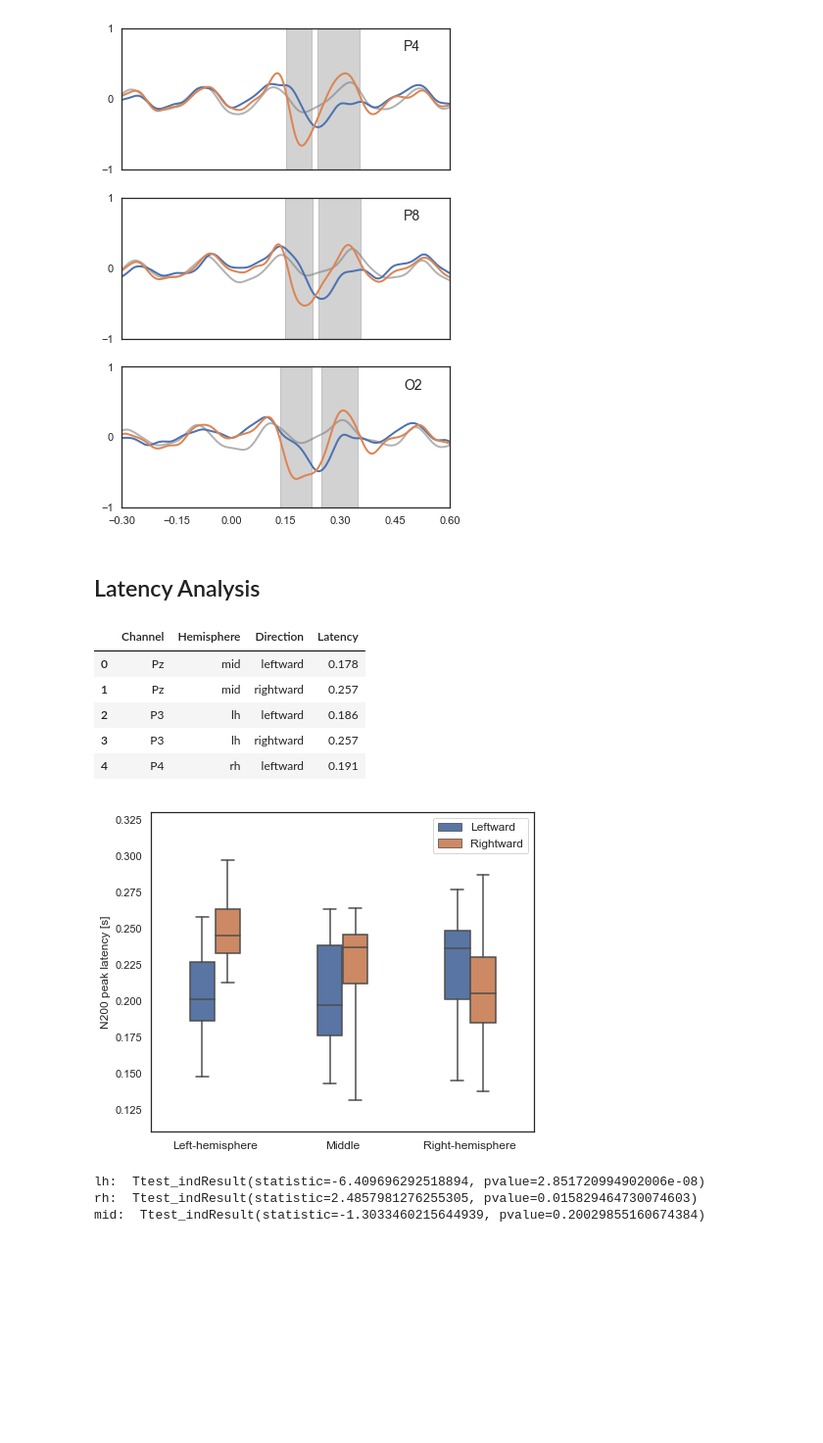
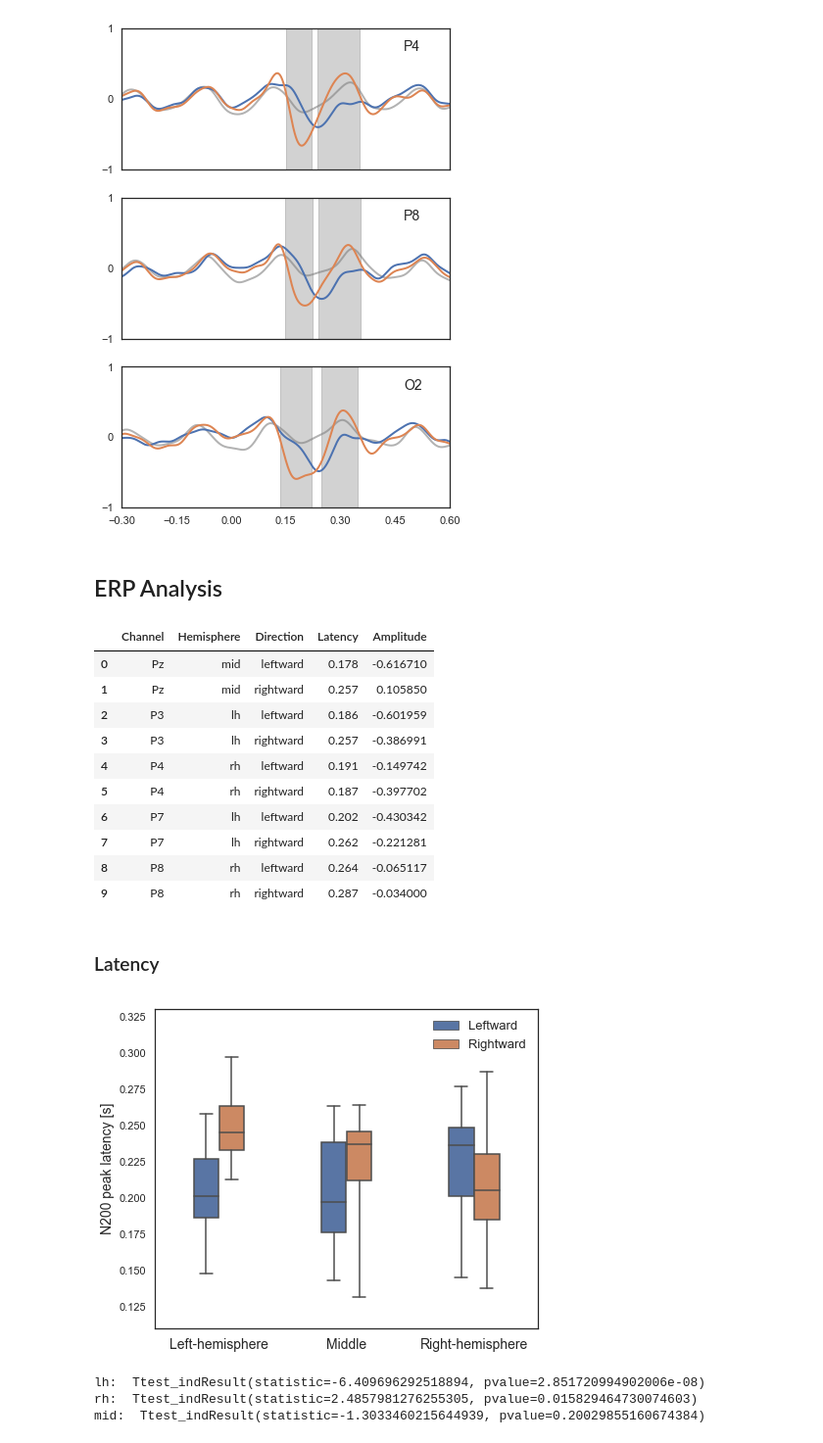
Before and after one commit to HongLabTHU/Dual-mVEPs-Speller, a Jupyter notebook: figs_offline.ipynb, the cells around one changed output. Shown at 98% size. Cells and saved outputs as stored; diff of their text form; code cells hidden in the pictures; blank space fills up the shorter version.

```diff
--- a/figs_offline.ipynb
+++ b/figs_offline.ipynb
@@ -172,7 +172,7 @@ plt.show()
 [figure]
 [figure]
 # %% [markdown]
-## Latency Analysis
+## ERP Analysis
 # %%
 ch_names = ['Pz', 'P3', 'P4', 'P7', 'P8', 'Oz', 'O1', 'O2']
 times = np.arange(t_ori[0], t_ori[1], 1/1000)
@@ -198,38 +198,45 @@ for d in data_list:
     for i, ch in enumerate(ch_names):
         h = hemi(ch)
         loc, t, val = _get_peak(l_[[i]], times, tmin=0.1, tmax=0.3, mode='neg')
-        latency.append([ch, h, 'leftward', times[t]])
+        latency.append([ch, h, 'leftward', times[t], val])
         loc, t, val = _get_peak(r_[[i]], times, tmin=0.1, tmax=0.3, mode='neg')
-        latency.append([ch, h, 'rightward', times[t]])
+        latency.append([ch, h, 'rightward', times[t], val])
 # %%
-lag_df = pd.DataFrame(latency, columns=['Channel', 'Hemisphere', 'Direction', 'Latency'])
-lag_df.head()
+lag_df = pd.DataFrame(latency, columns=['Channel', 'Hemisphere', 'Direction', 'Latency', 'Amplitude'])
+lag_df.head(10)
 # %% [output]
-|  | Channel | Hemisphere | Direction | Latency |
-| 0 | Pz | mid | leftward | 0.178 |
-| 1 | Pz | mid | rightward | 0.257 |
-| 2 | P3 | lh | leftward | 0.186 |
-| 3 | P3 | lh | rightward | 0.257 |
-| 4 | P4 | rh | leftward | 0.191 |
+|  | Channel | Hemisphere | Direction | Latency | Amplitude |
+| 0 | Pz | mid | leftward | 0.178 | -0.616710 |
+| 1 | Pz | mid | rightward | 0.257 | 0.105850 |
+| 2 | P3 | lh | leftward | 0.186 | -0.601959 |
+| 3 | P3 | lh | rightward | 0.257 | -0.386991 |
+| 4 | P4 | rh | leftward | 0.191 | -0.149742 |
+| 5 | P4 | rh | rightward | 0.187 | -0.397702 |
+| 6 | P7 | lh | leftward | 0.202 | -0.430342 |
+| 7 | P7 | lh | rightward | 0.262 | -0.221281 |
+| 8 | P8 | rh | leftward | 0.264 | -0.065117 |
+| 9 | P8 | rh | rightward | 0.287 | -0.034000 |
+# %% [markdown]
+### Latency
 # %%
 fig, axes = plt.subplots(1, 1, figsize=(7, 6))
 sns.boxplot(x='Hemisphere',
             y='Latency',
             hue='Direction',
             data=lag_df,
             order=['lh', 'mid', 'rh'],
             width=0.4,
             whis=5, # no outlier points
             ax=axes)
 handles, _ = axes.get_legend_handles_labels()
 plt.ylim([0.11, 0.33])
-plt.ylabel('N200 peak latency [s]', fontsize=12)
+plt.ylabel('N200 peak latency [s]', fontsize=14)
 plt.xlabel(None)
-plt.xticks(range(3), ['Left-hemisphere', 'Middle', 'Right-hemisphere'], fontsize=12)
-plt.legend(handles, ['Leftward', 'Rightward'], fontsize=12)
+plt.xticks(range(3), ['Left-hemisphere', 'Middle', 'Right-hemisphere'], fontsize=14)
+plt.legend(handles, ['Leftward', 'Rightward'], frameon=False, fontsize=13)
 plt.show()
 # %% [output]
-[figure, old version]
+[figure, new version]
 # %%
 # t-test leftward vs rightward on different hemispheres
 # lh
```
Also changed, not shown: parts of 8 cells of this notebook.
